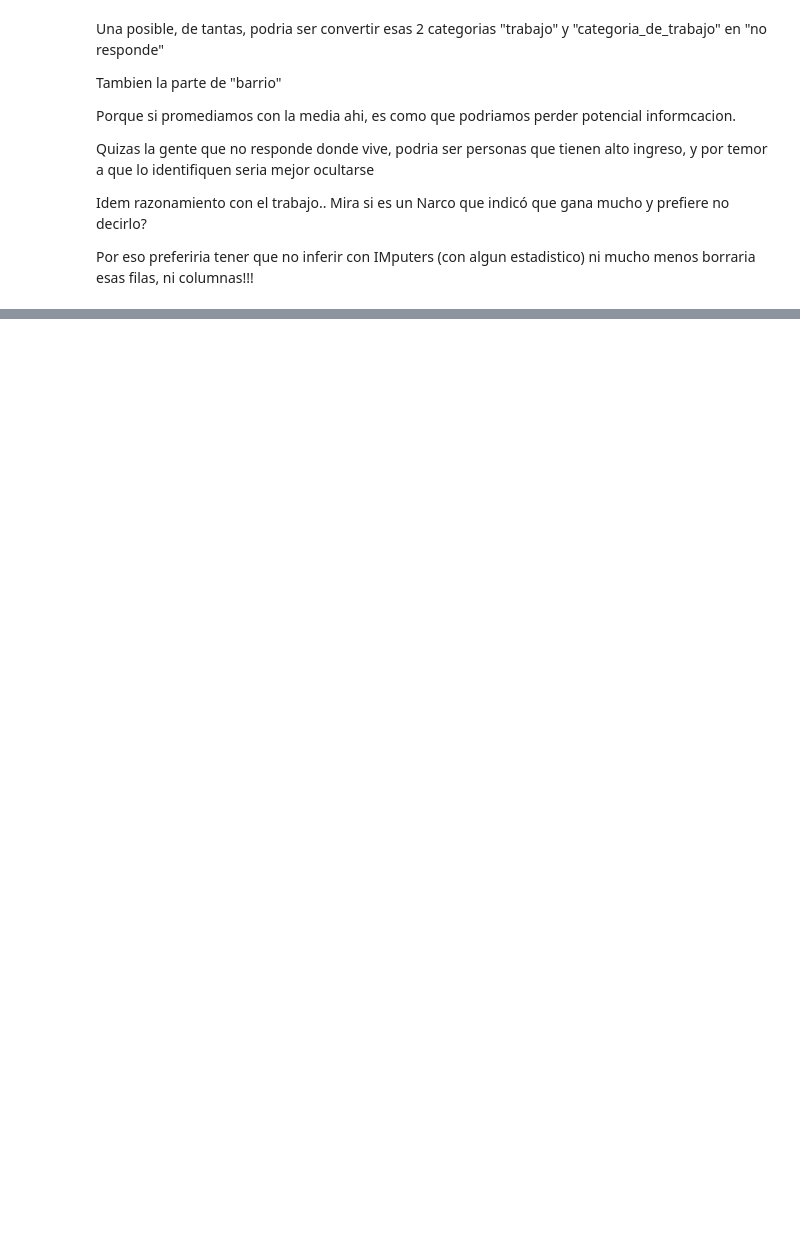
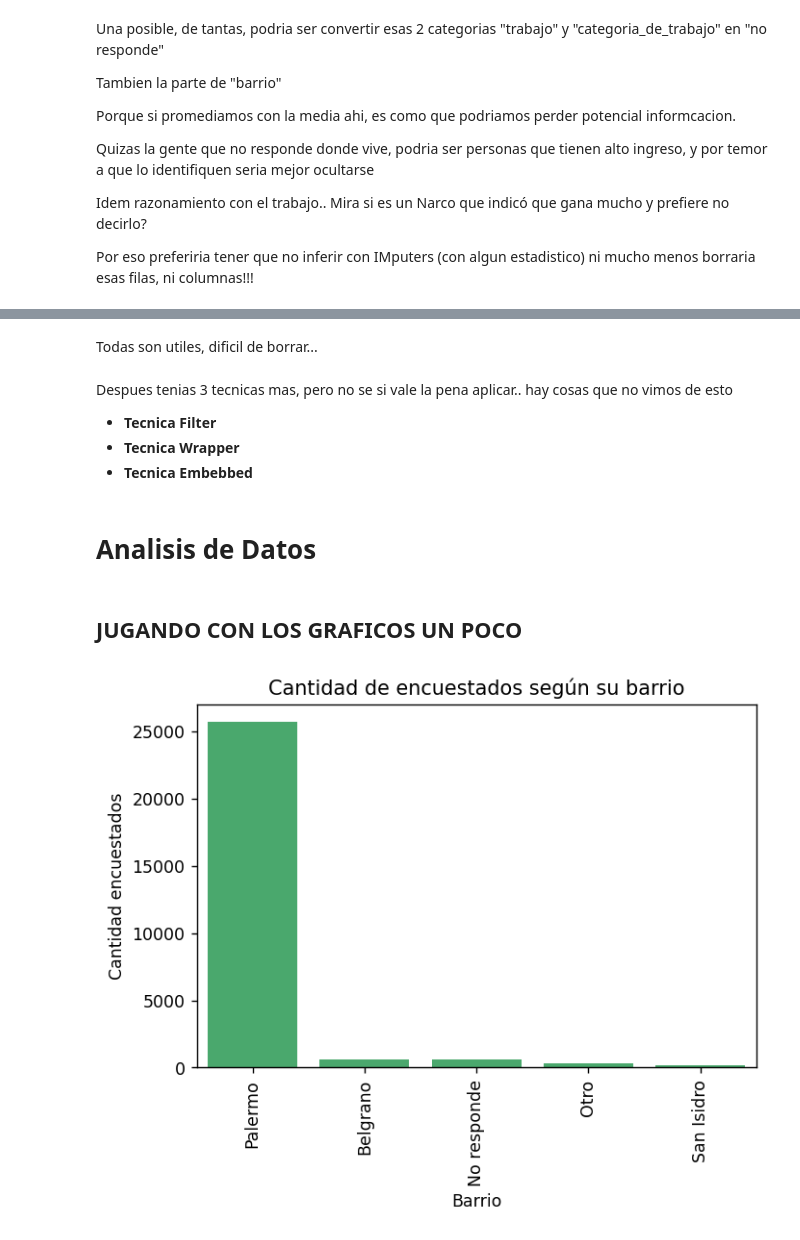
Before and after one commit to fjpacheco/machine-learning, a Jupyter notebook: version_1_playing.ipynb, the cells around one changed output, grey strips where cells are left out. Cells and saved outputs as stored; diff of their text form; code cells hidden in the pictures; blank space fills up the shorter version.

```diff
--- a/version_1_playing.ipynb
+++ b/version_1_playing.ipynb
@@ -411,5 +369,5 @@ barris_achicado = barrios[barrios < 35 ].index
 # %%
-df.barrio.replace(to_replace=barris_achicado, value='Otro',   inplace=True )
+df['barrio'] = df.barrio.replace(to_replace=barris_achicado, value='Otro',   inplace=False )
 # %%
 df.barrio.value_counts(dropna=False,normalize=True) * 100
 # %% [output]
@@ -491,0 +526,6 @@ Name: educacion_alcanzada, dtype: int64
+# %%
+df['tiene_alto_valor_adquisitivo'] = df['tiene_alto_valor_adquisitivo'].astype(np.ubyte) ## OJO.. NO LO PUSE BOOLEANO!! TESTEANDO PLOTS, SI ES BOOL NO TE DEJA HACER CIERTOS PLOTS
+df['edad'] = df['edad'].astype(np.ubyte)
+df['anios_estudiados'] = df['anios_estudiados'].astype(np.ubyte)
+df['horas_trabajo_registradas'] = df['horas_trabajo_registradas'].astype(np.ubyte)
+df.info()
@@ -566,0 +696,10 @@ memory usage: 2.2+ MB
+# %% [markdown]
+Todas son utiles, dificil de borrar...
+# %% [markdown]
+Despues tenias 3 tecnicas mas, pero no se si vale la pena aplicar.. hay cosas que no vimos de esto
+
+* **Tecnica Filter**
+* **Tecnica Wrapper**
+* **Tecnica Embebbed**
+# %% [markdown]
+# Analisis de Datos
@@ -566,0 +708,20 @@ memory usage: 2.2+ MB
+# %% [markdown]
+## JUGANDO CON LOS GRAFICOS UN POCO
+# %%
+cantidad_barrios_visualizados = 5
+
+plt.figure(dpi=125)
+sns.countplot(
+    x="barrio",
+    data=df,
+    order=df["barrio"].value_counts().iloc[:cantidad_barrios_visualizados].index,
+    color=(0.23, 0.72, 0.41),
+)
+plt.ylabel("Cantidad encuestados")
+plt.xlabel("Barrio")
+plt.title("Cantidad de encuestados según su barrio")
+plt.xticks(rotation=90)
+
+plt.show()
+# %% [output]
+[figure, added]
```
Also changed, not shown: parts of 74 cells of this notebook, 1 other file.
